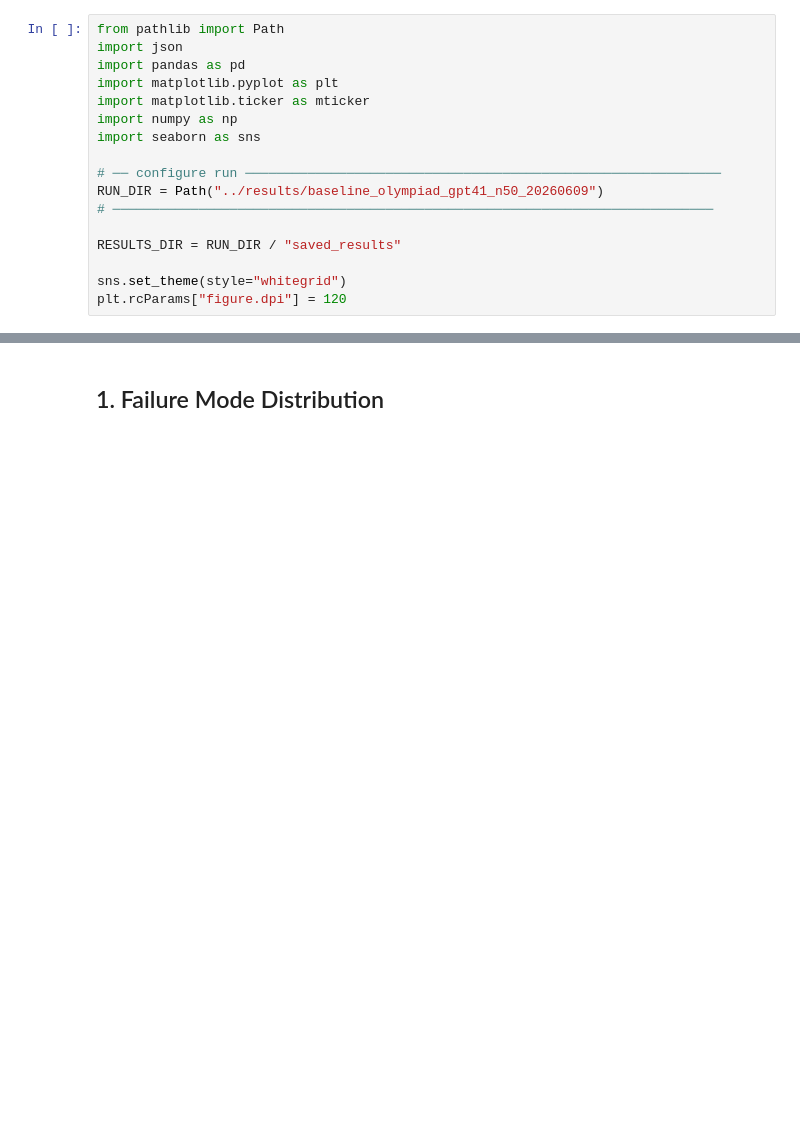
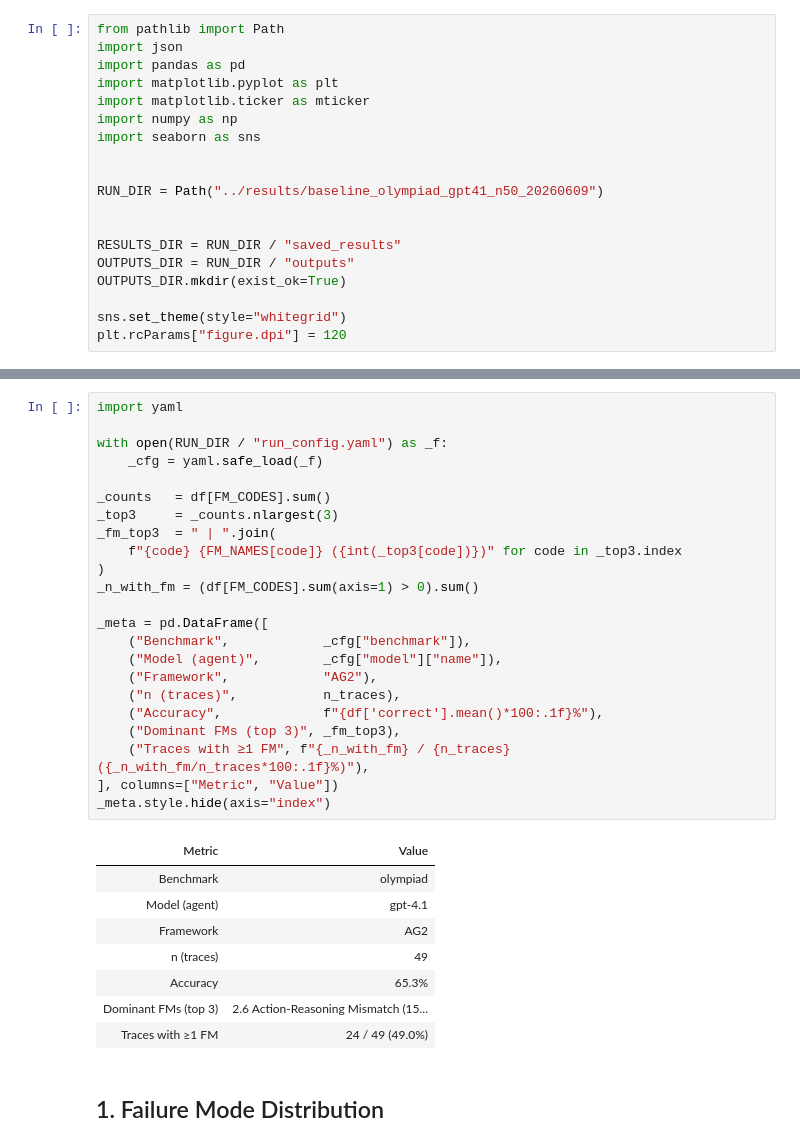
Before and after one commit to uagarwal123/IKEA_MAST_thesis, a Jupyter notebook: Bram/AG2/judge/analyze_results.ipynb, the cells around one changed output, grey strips where cells are left out. Drawn from its saved outputs; the diff is of its cells as text; blank space fills up the shorter version.

```diff
--- a/Bram/AG2/judge/analyze_results.ipynb
+++ b/Bram/AG2/judge/analyze_results.ipynb
@@ -7,11 +7,13 @@ import matplotlib.ticker as mticker
 import numpy as np
 import seaborn as sns
 
-# ── configure run ─────────────────────────────────────────────────────────────
+
 RUN_DIR = Path("../results/baseline_olympiad_gpt41_n50_20260609")
-# ─────────────────────────────────────────────────────────────────────────────
+
 
 RESULTS_DIR = RUN_DIR / "saved_results"
+OUTPUTS_DIR = RUN_DIR / "outputs"
+OUTPUTS_DIR.mkdir(exist_ok=True)
 
 sns.set_theme(style="whitegrid")
 plt.rcParams["figure.dpi"] = 120
@@ -58,6 +60,38 @@ summary
 Loaded 49 traces  |  correct: 32  |  incorrect: 17
 |  | name | model | total_cost_usd | mean_cost_usd | total_latency_s | mean_latency_s |
 | 0 | olympiad_gemini25flash_zero_shot | gemini-2.5-flash | 0.0 | 0.0 | 732.104578 | 14.94091 |
+# %%
+import yaml
+
+with open(RUN_DIR / "run_config.yaml") as _f:
+    _cfg = yaml.safe_load(_f)
+
+_counts   = df[FM_CODES].sum()
+_top3     = _counts.nlargest(3)
+_fm_top3  = " | ".join(
+    f"{code} {FM_NAMES[code]} ({int(_top3[code])})" for code in _top3.index
+)
+_n_with_fm = (df[FM_CODES].sum(axis=1) > 0).sum()
+
+_meta = pd.DataFrame([
+    ("Benchmark",            _cfg["benchmark"]),
+    ("Model (agent)",        _cfg["model"]["name"]),
+    ("Framework",            "AG2"),
+    ("n (traces)",           n_traces),
+    ("Accuracy",             f"{df['correct'].mean()*100:.1f}%"),
+    ("Dominant FMs (top 3)", _fm_top3),
+    ("Traces with ≥1 FM", f"{_n_with_fm} / {n_traces} ({_n_with_fm/n_traces*100:.1f}%)"),
+], columns=["Metric", "Value"])
+_meta.style.hide(axis="index")
+# %% [output]
+| Metric | Value |
+| Benchmark | olympiad |
+| Model (agent) | gpt-4.1 |
+| Framework | AG2 |
+| n (traces) | 49 |
+| Accuracy | 65.3% |
+| Dominant FMs (top 3) | 2.6 Action-Reasoning Mismatch (15... |
+| Traces with ≥1 FM | 24 / 49 (49.0%) |
 # %% [markdown]
 ## 1. Failure Mode Distribution
 # %%
```
Also changed, not shown: parts of 9 cells of this notebook, 34 other files.
